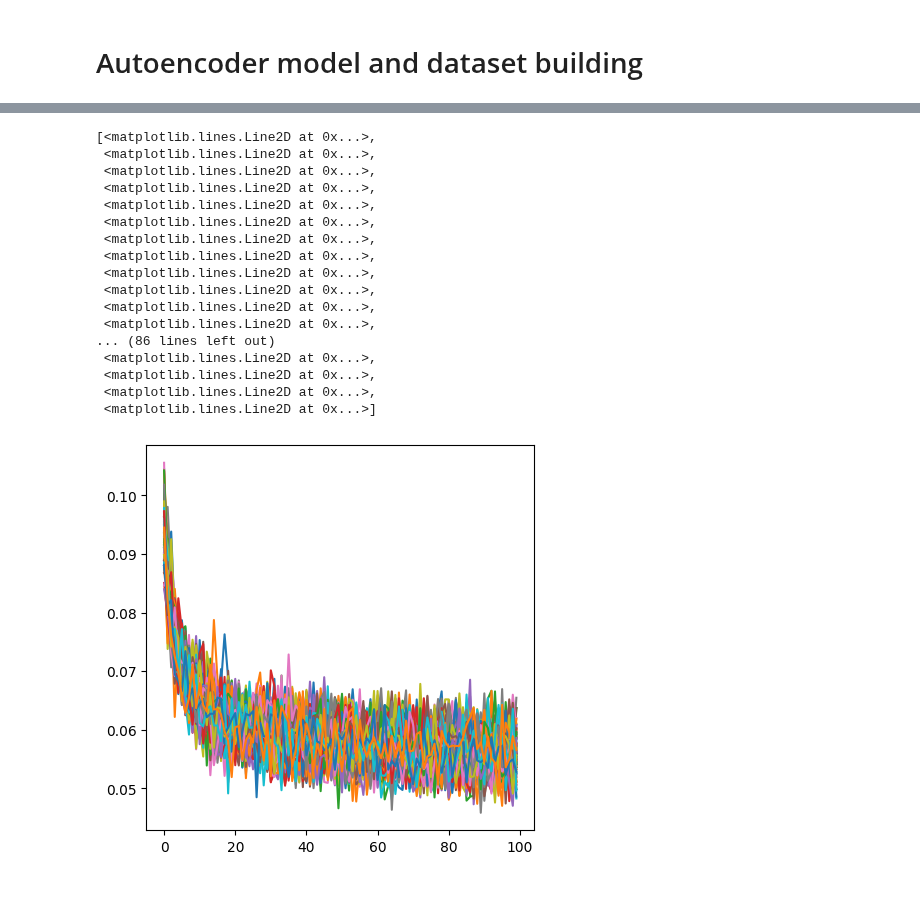
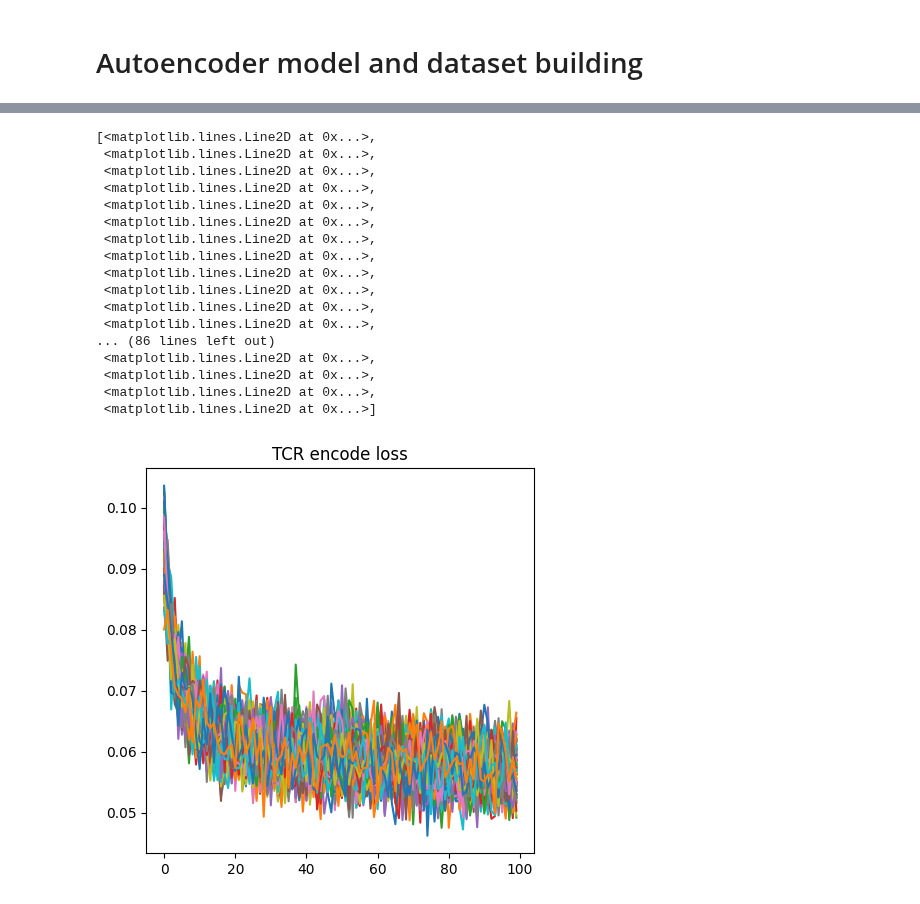
Before and after one commit to cb11711211/pMHC-TCR-binding-prediction, a Jupyter notebook: prediction_model/ae_lstm_model.ipynb, the cells around one changed output, grey strips where cells are left out. Saved outputs shown, nothing was run; the diff lists cells and outputs as text; code cells hidden in the pictures.

```diff
--- a/prediction_model/ae_lstm_model.ipynb
+++ b/prediction_model/ae_lstm_model.ipynb
@@ -178,12 +178,12 @@ def test(fold, model, device, test_loader):
             data, target = data.to(device), target.to(device)
             output = model(data).to(torch.float32)
             target = target.to(torch.float32).view(-1, 1)
-            test_loss += nn.CrossEntropyLoss()(output.reshape(1,-1), target.reshape(1,-1)).item()  # sum up batch loss
+            test_loss += nn.CrossEntropyLoss()(output.reshape(1,-1), target.reshape(1,-1)).item()  # sum up loss
             # print(test_loss)
             pred = output.sigmoid().round()
             correct += pred.eq(target.view_as(pred)).sum().item()
 
-    test_loss /= model.batch_size
+    test_loss /= len(test_loader.dataset)
     print(f"Test set for fold{fold}: Average Loss: \
           {test_loss:.4f}, Accuracy: {correct}/{len(test_loader.dataset)} \
           ({100. * correct / len(test_loader.dataset):.0f}%)")
@@ -402,8 +337,9 @@ class TCR_autoencoder(nn.Module):
         )
 
     def forward(self, x):
+        x = torch.tensor(x, dtype=torch.float32)
+        # print(x.type())
         encoded = self.encoder(x)
-        # print(encoded.shape)
         output = self.decoder(encoded)
         return encoded, output
 # %%
@@ -419,7 +355,8 @@ def train_autoencoder(model, train_loader, optimizer, criterion, epoch):
         _, output = model(data)
         # print(output.shape, data.shape)
         loss = criterion(output, data)
-        # TCR_encode_losses.append(loss.item() / model.batch_size)
+        TCR_encode_losses.append(loss.item() / model.batch_size)
+        # TCR_encode_losses.append(loss.item())
         # sum up batch loss
         batch_loss += loss.item()
         loss.backward()
@@ -452,5 +389,6 @@ TCR_encode_losses = []
 for epoch in range(1, epochs + 1):
     TCR_encode_loss = train_autoencoder(model, train_loader, optimizer, criterion, epoch)
     TCR_encode_losses.append(TCR_encode_loss)
+ax.set_title("TCR encode loss")
 ax.plot(TCR_encode_losses, label="TCR encode loss")
 # %% [output]
@@ -474,21 +412,21 @@ Train Epoch: 100 [1600/1646 (98%)]      Loss: 0.845126
 [<matplotlib.lines.Line2D at 0x...>,
  <matplotlib.lines.Line2D at 0x...>,
  <matplotlib.lines.Line2D at 0x...>,
  <matplotlib.lines.Line2D at 0x...>,
  <matplotlib.lines.Line2D at 0x...>,
  <matplotlib.lines.Line2D at 0x...>,
  <matplotlib.lines.Line2D at 0x...>,
  <matplotlib.lines.Line2D at 0x...>,
  <matplotlib.lines.Line2D at 0x...>,
  <matplotlib.lines.Line2D at 0x...>,
  <matplotlib.lines.Line2D at 0x...>,
  <matplotlib.lines.Line2D at 0x...>,
 ... (86 lines left out)
  <matplotlib.lines.Line2D at 0x...>,
  <matplotlib.lines.Line2D at 0x...>,
  <matplotlib.lines.Line2D at 0x...>,
  <matplotlib.lines.Line2D at 0x...>]
-[figure, old version]
+[figure, new version]
 # %%
 # save the model and use it to encode the TCR sequence
 torch.save(model.state_dict(), "/DATA/User/wuxinchao/project/pMHC-TCR/ckpt/TCR_autoencoder.pt")
```
Also changed, not shown: parts of 13 cells of this notebook, 1 other file.
